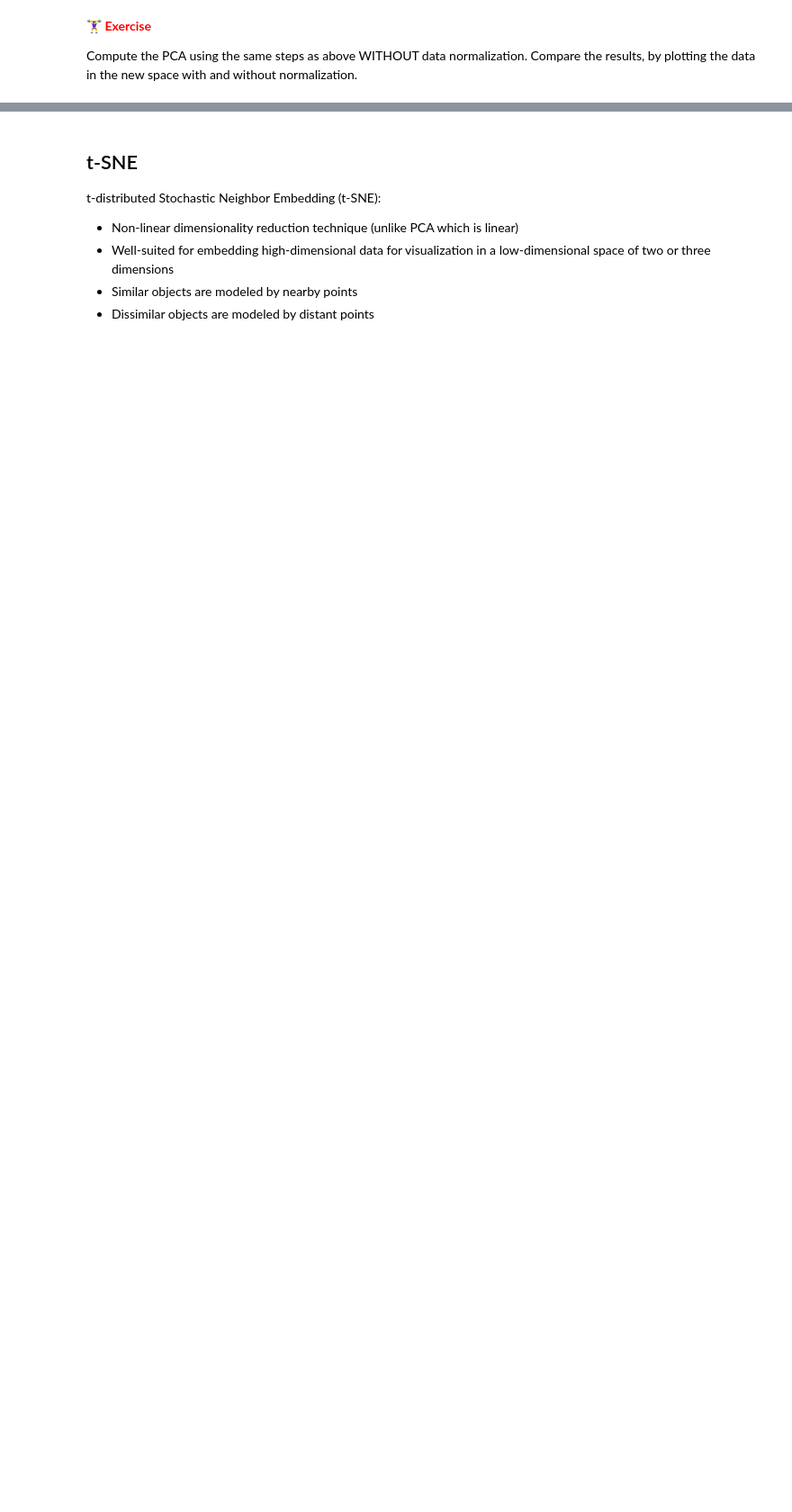
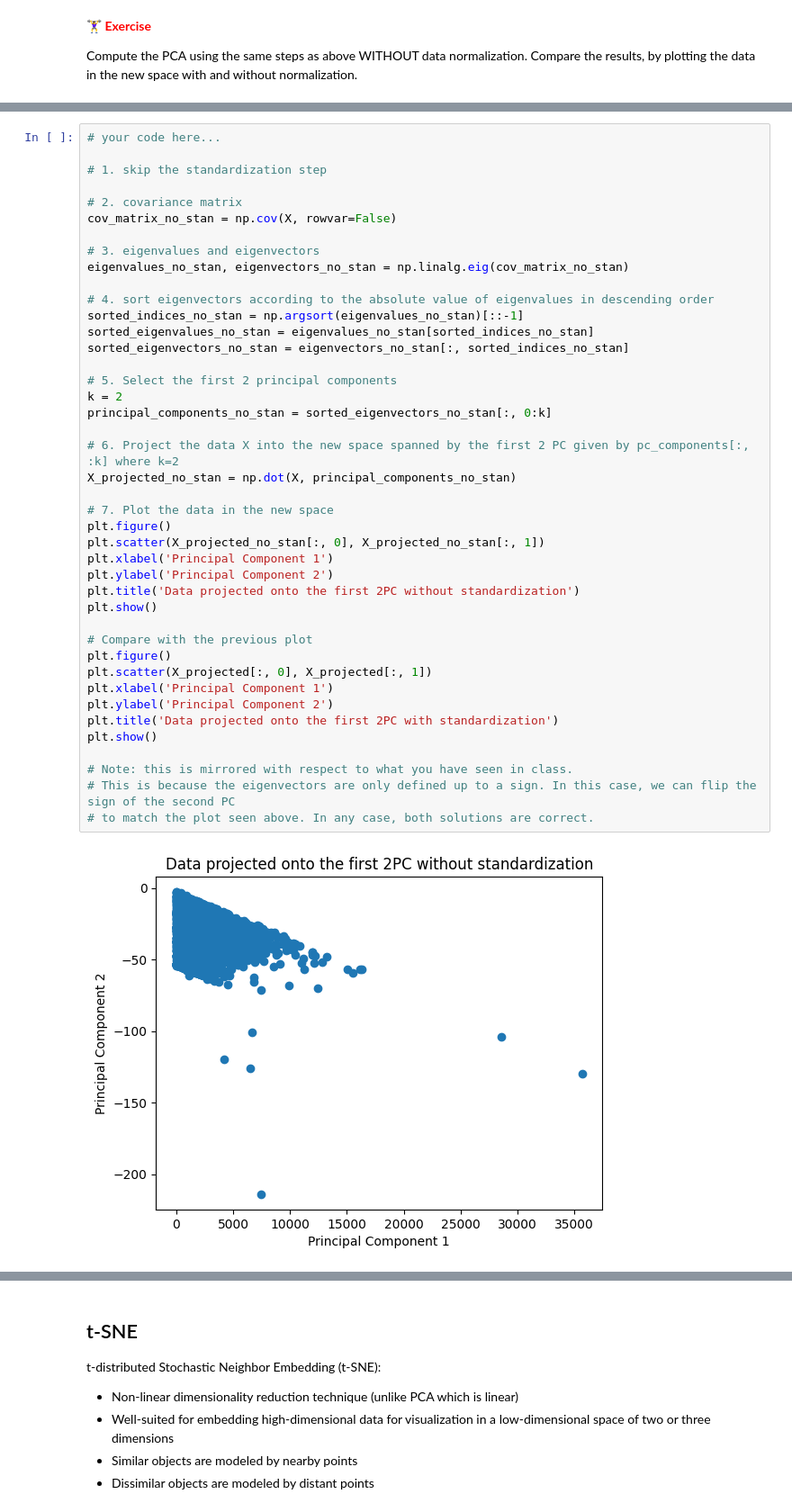
Before and after one commit to AMCO-UniPD/ML_lab_DEI_public, a Jupyter notebook: LAB1_p2_pca.ipynb, the cells around one changed output, grey strips where cells are left out. Shown: that part at 90% size. Drawn from its saved outputs; the diff is of its cells as text; blank space fills up the shorter version.

Commit message:
pca solutions added

```diff
--- a/LAB1_p2_pca.ipynb
+++ b/LAB1_p2_pca.ipynb
@@ -90,0 +134,44 @@ Compute the PCA using the same steps as above WITHOUT data normalization. Compar
+# %%
+# your code here...
+
+# 1. skip the standardization step
+
+# 2. covariance matrix
+cov_matrix_no_stan = np.cov(X, rowvar=False)
+
+# 3. eigenvalues and eigenvectors
+eigenvalues_no_stan, eigenvectors_no_stan = np.linalg.eig(cov_matrix_no_stan)
+
+# 4. sort eigenvectors according to the absolute value of eigenvalues in descending order
+sorted_indices_no_stan = np.argsort(eigenvalues_no_stan)[::-1]
+sorted_eigenvalues_no_stan = eigenvalues_no_stan[sorted_indices_no_stan]
+sorted_eigenvectors_no_stan = eigenvectors_no_stan[:, sorted_indices_no_stan]
+
+# 5. Select the first 2 principal components
+k = 2
+principal_components_no_stan = sorted_eigenvectors_no_stan[:, 0:k]
+
+# 6. Project the data X into the new space spanned by the first 2 PC given by pc_components[:, :k] where k=2
+X_projected_no_stan = np.dot(X, principal_components_no_stan)
+
+# 7. Plot the data in the new space
+plt.figure()
+plt.scatter(X_projected_no_stan[:, 0], X_projected_no_stan[:, 1])
+plt.xlabel('Principal Component 1')
+plt.ylabel('Principal Component 2')
+plt.title('Data projected onto the first 2PC without standardization')
+plt.show()
+
+# Compare with the previous plot
+plt.figure()
+plt.scatter(X_projected[:, 0], X_projected[:, 1])
+plt.xlabel('Principal Component 1')
+plt.ylabel('Principal Component 2')
+plt.title('Data projected onto the first 2PC with standardization')
+plt.show()
+
+# Note: this is mirrored with respect to what you have seen in class.
+# This is because the eigenvectors are only defined up to a sign. In this case, we can flip the sign of the second PC
+# to match the plot seen above. In any case, both solutions are correct.
+# %% [output]
+[figure, added]
```
Also changed, not shown: parts of 14 cells of this notebook.
